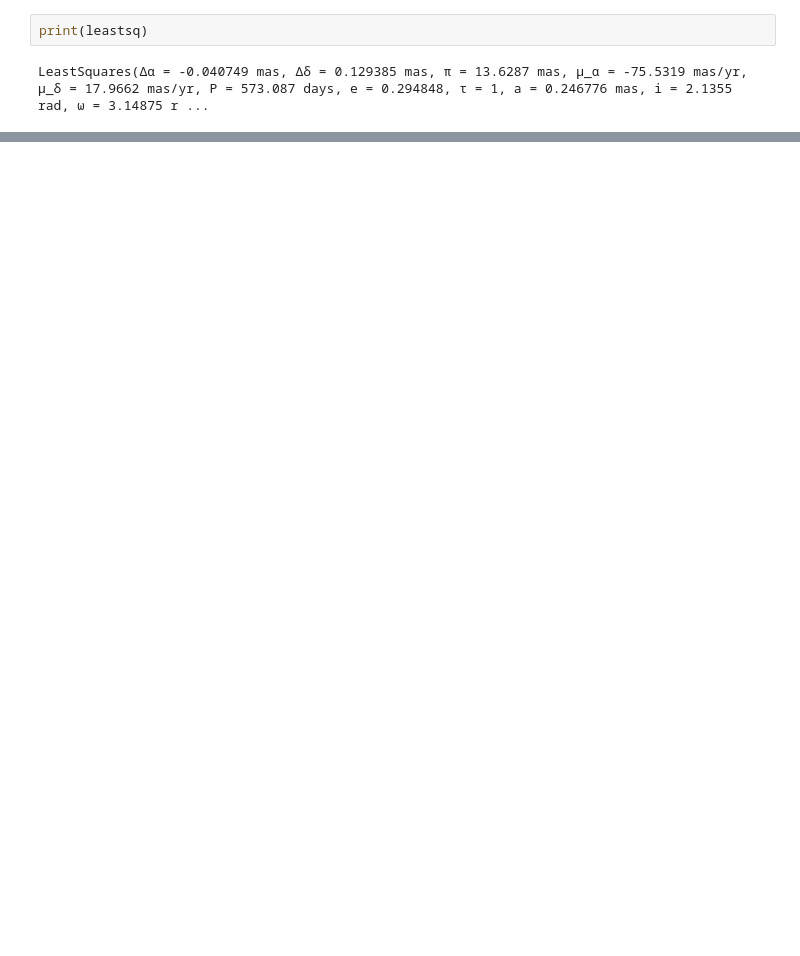
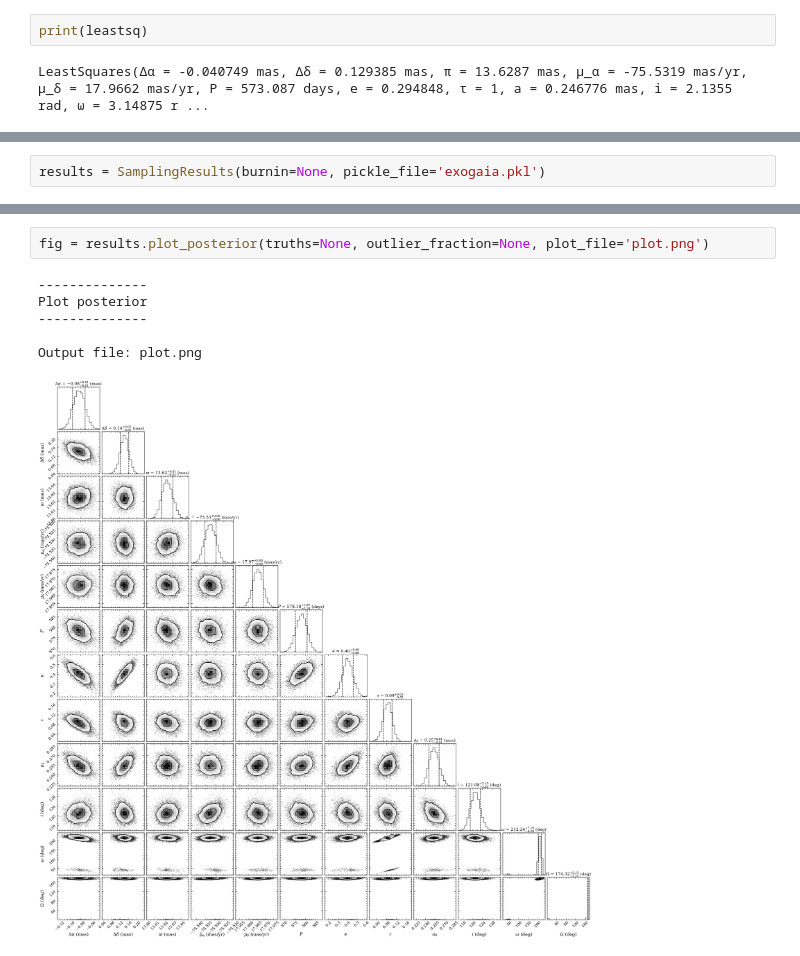
Before and after one commit to tomasstolker/exogaia, a Jupyter notebook: docs/tutorials/dr4_pre-release.ipynb, the cells around one changed output, grey strips where cells are left out. Drawn from its saved outputs; the diff is of its cells as text; blank space fills up the shorter version.

```diff
--- a/docs/tutorials/dr4_pre-release.ipynb
+++ b/docs/tutorials/dr4_pre-release.ipynb
@@ -103,0 +173,2 @@ LeastSquares(Δα = -0.040749 mas, Δδ = 0.129385 mas, ϖ = 13.6287 mas, μ_α
+# %%
+results = SamplingResults(burnin=None, pickle_file='exogaia.pkl')
@@ -103,0 +195,9 @@ LeastSquares(Δα = -0.040749 mas, Δδ = 0.129385 mas, ϖ = 13.6287 mas, μ_α
+# %%
+fig = results.plot_posterior(truths=None, outlier_fraction=None, plot_file='plot.png')
+# %% [output]
+--------------
+Plot posterior
+--------------
+
+Output file: plot.png
+[figure, added]
```
Also changed, not shown: parts of 12 cells of this notebook, 5 other files.
